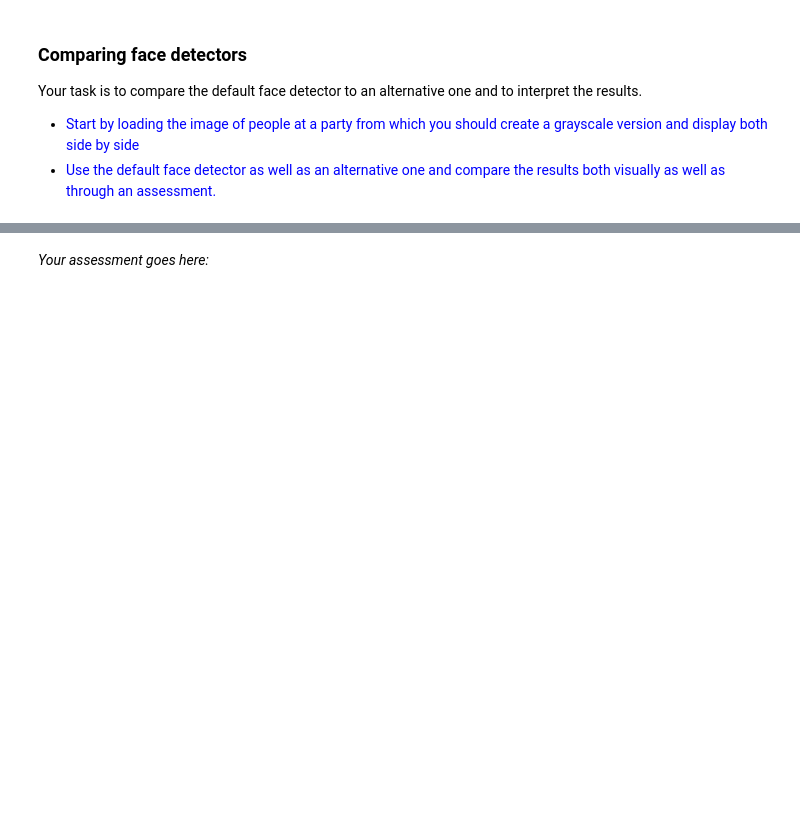
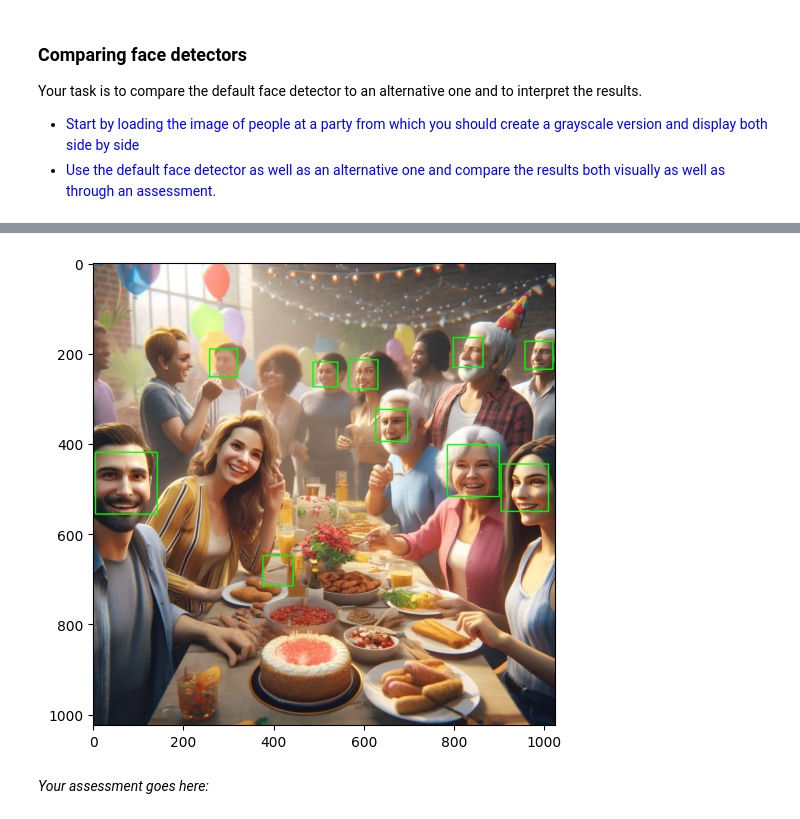
Before and after one commit to muazzamaqeel/DeepLearning, a Jupyter notebook: University_Work/Group-Work/OpenCV/05b_CV_Intro_Ex/05b_CV_Intro_Ex/05b_CV_Intro_Ex.ipynb, the cells around one changed output, grey strips where cells are left out. Saved outputs shown, nothing was run; the diff lists cells and outputs as text; code cells hidden in the pictures; blank space fills up the shorter version.

```diff
--- a/University_Work/Group-Work/OpenCV/05b_CV_Intro_Ex/05b_CV_Intro_Ex/05b_CV_Intro_Ex.ipynb
+++ b/University_Work/Group-Work/OpenCV/05b_CV_Intro_Ex/05b_CV_Intro_Ex/05b_CV_Intro_Ex.ipynb
@@ -202,3 +202,16 @@ plt.imshow(cv2.cvtColor(test_image, cv2.COLOR_BGR2RGB))
+# %%
+#Alternative face detector
+
+face_cascade = cv2.CascadeClassifier('models/haarcascade_frontalface_alt.xml')
+test_image = cv2.imread(image_path)
+gray_image = cv2.cvtColor(test_image, cv2.COLOR_BGR2GRAY)
+faces = face_cascade.detectMultiScale(gray_image, scaleFactor=1.1, minNeighbors=5, minSize=(30, 30), flags=cv2.CASCADE_SCALE_IMAGE)
+for (x, y, w, h) in faces:
+    cv2.rectangle(test_image, (x, y), (x+w, y+h), (0, 255, 0), 2)
+plt.imshow(cv2.cvtColor(test_image, cv2.COLOR_BGR2RGB))
+plt.show();
+# %% [output]
+[figure, added]
 # %% [markdown]
 *Your assessment goes here:*
 # %% [markdown]
```
Also changed, not shown: parts of 2 cells of this notebook, 1 other file.
